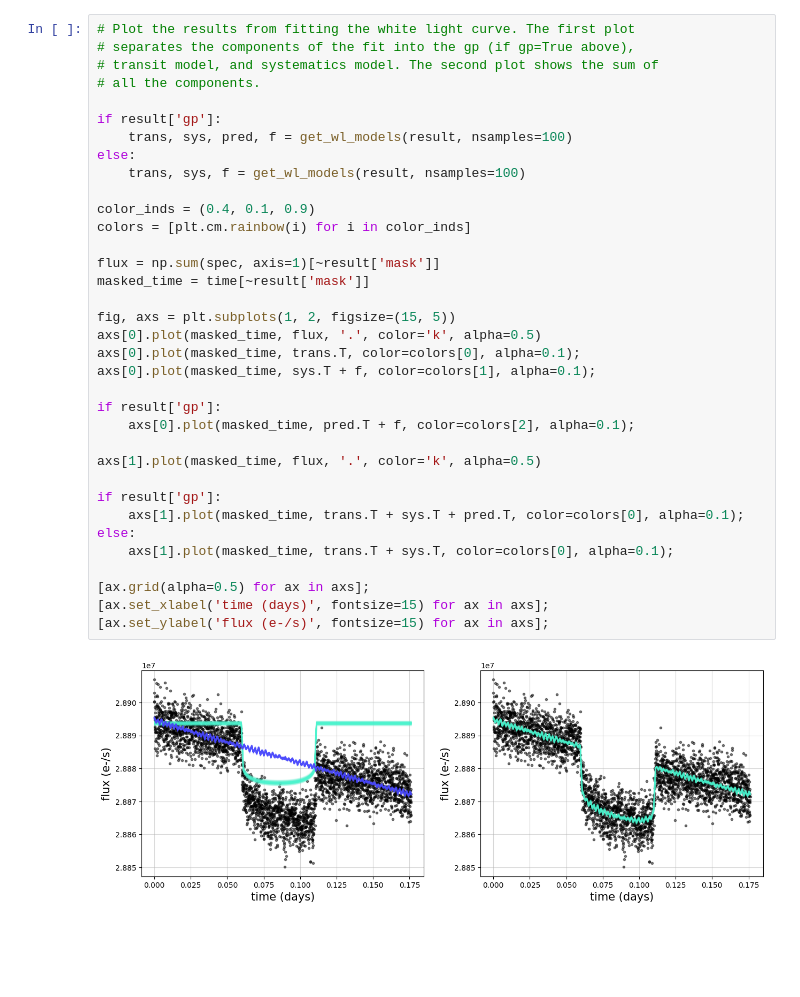
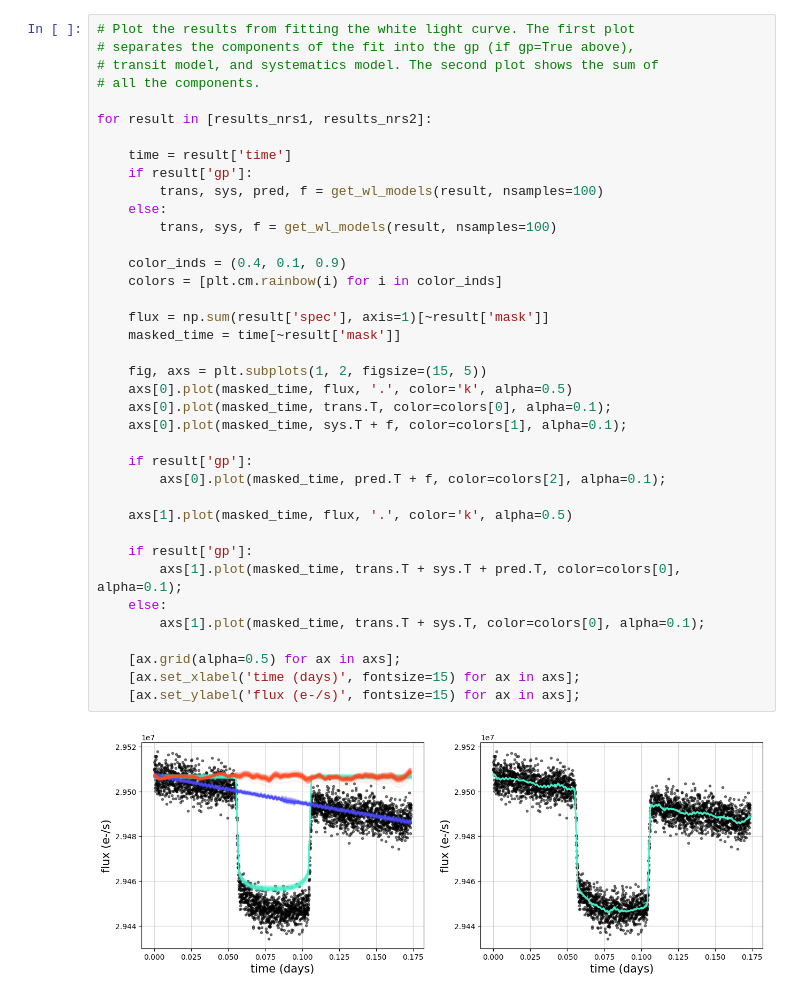
Before and after one commit to tagordon/fitspec, a Jupyter notebook: demo.ipynb, the cells around one changed output. Drawn from its saved outputs; the diff is of its cells as text; blank space fills up the shorter version.

```diff
--- a/demo.ipynb
+++ b/demo.ipynb
@@ -84,37 +87,40 @@ result = fit_wlc(
 # %%
 # Plot the results from fitting the white light curve. The first plot
 # separates the components of the fit into the gp (if gp=True above),
 # transit model, and systematics model. The second plot shows the sum of
 # all the components.
 
-if result['gp']:
-    trans, sys, pred, f = get_wl_models(result, nsamples=100)
-else:
-    trans, sys, f = get_wl_models(result, nsamples=100)
+for result in [results_nrs1, results_nrs2]:
 
-color_inds = (0.4, 0.1, 0.9)
-colors = [plt.cm.rainbow(i) for i in color_inds]
+    time = result['time']
+    if result['gp']:
+        trans, sys, pred, f = get_wl_models(result, nsamples=100)
+    else:
+        trans, sys, f = get_wl_models(result, nsamples=100)
 
-flux = np.sum(spec, axis=1)[~result['mask']]
-masked_time = time[~result['mask']]
+    color_inds = (0.4, 0.1, 0.9)
+    colors = [plt.cm.rainbow(i) for i in color_inds]
 
-fig, axs = plt.subplots(1, 2, figsize=(15, 5))
-axs[0].plot(masked_time, flux, '.', color='k', alpha=0.5)
-axs[0].plot(masked_time, trans.T, color=colors[0], alpha=0.1);
-axs[0].plot(masked_time, sys.T + f, color=colors[1], alpha=0.1);
+    flux = np.sum(result['spec'], axis=1)[~result['mask']]
+    masked_time = time[~result['mask']]
 
-if result['gp']:
-    axs[0].plot(masked_time, pred.T + f, color=colors[2], alpha=0.1);
+    fig, axs = plt.subplots(1, 2, figsize=(15, 5))
+    axs[0].plot(masked_time, flux, '.', color='k', alpha=0.5)
+    axs[0].plot(masked_time, trans.T, color=colors[0], alpha=0.1);
+    axs[0].plot(masked_time, sys.T + f, color=colors[1], alpha=0.1);
 
-axs[1].plot(masked_time, flux, '.', color='k', alpha=0.5)
+    if result['gp']:
+        axs[0].plot(masked_time, pred.T + f, color=colors[2], alpha=0.1);
 
-if result['gp']:
-    axs[1].plot(masked_time, trans.T + sys.T + pred.T, color=colors[0], alpha=0.1);
-else:
-    axs[1].plot(masked_time, trans.T + sys.T, color=colors[0], alpha=0.1);
+    axs[1].plot(masked_time, flux, '.', color='k', alpha=0.5)
 
-[ax.grid(alpha=0.5) for ax in axs];
-[ax.set_xlabel('time (days)', fontsize=15) for ax in axs];
-[ax.set_ylabel('flux (e-/s)', fontsize=15) for ax in axs];
+    if result['gp']:
+        axs[1].plot(masked_time, trans.T + sys.T + pred.T, color=colors[0], alpha=0.1);
+    else:
+        axs[1].plot(masked_time, trans.T + sys.T, color=colors[0], alpha=0.1);
+
+    [ax.grid(alpha=0.5) for ax in axs];
+    [ax.set_xlabel('time (days)', fontsize=15) for ax in axs];
+    [ax.set_ylabel('flux (e-/s)', fontsize=15) for ax in axs];
 # %% [output]
-[figure, old version]
+[figure, new version]
```
Also changed, not shown: parts of 7 cells of this notebook, 4 other files.
